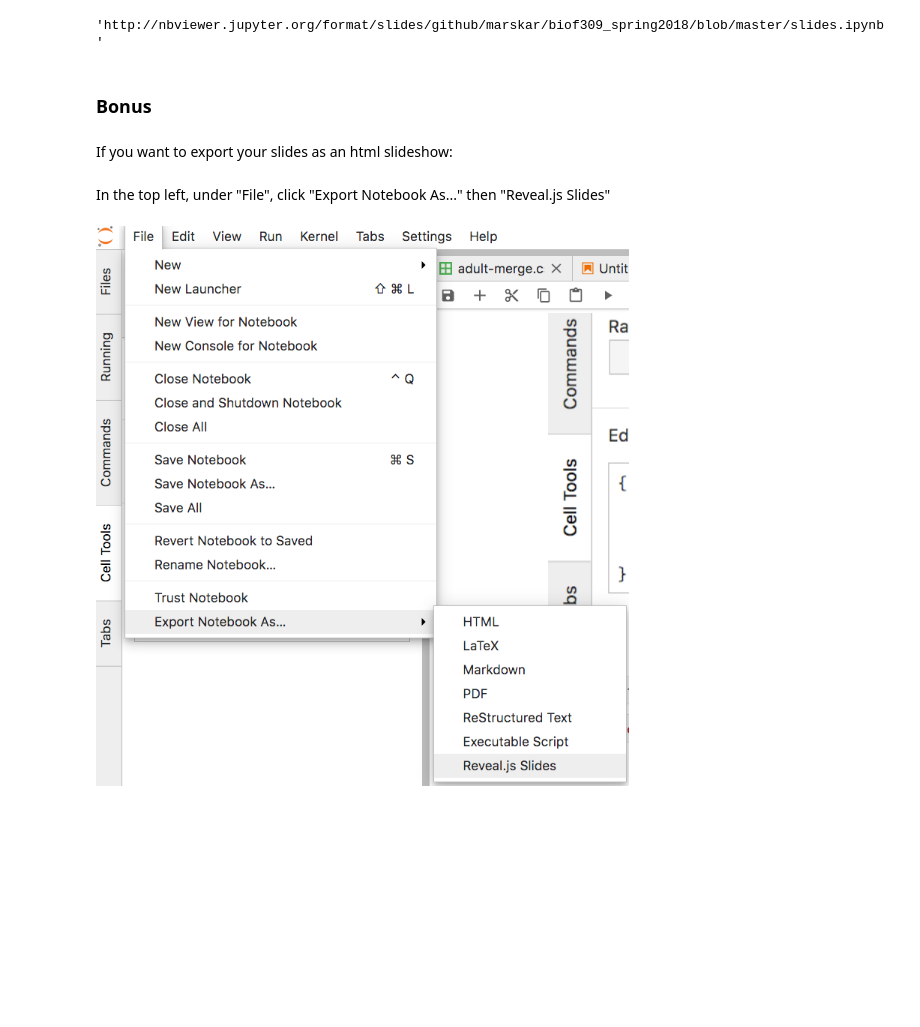
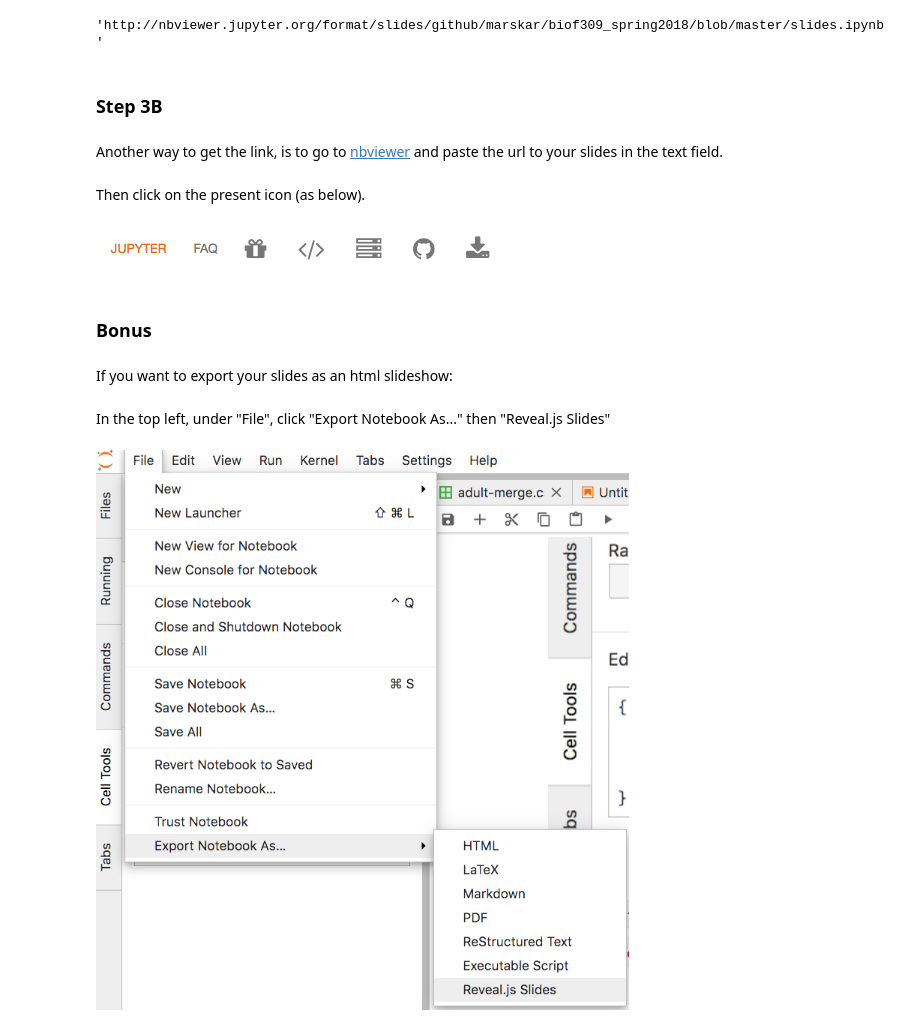
Before and after one commit to marskar/biof309_spring2018, a Jupyter notebook: slides.ipynb, the cells around one changed output. Drawn from its saved outputs; the diff is of its cells as text; code cells hidden in the pictures; blank space fills up the shorter version.

Commit message:
edit slides

```diff
--- a/slides.ipynb
+++ b/slides.ipynb
@@ -33,6 +33,16 @@ filename = "slides.ipynb"
 "http://nbviewer.jupyter.org/format/slides/github/" + username + "/" + reponame  + "/blob/master/" + filename
 # %% [output]
 'http://nbviewer.jupyter.org/format/slides/github/marskar/biof309_spring2018/blob/master/slides.ipynb'
+# %% [markdown]
+### Step 3B
+# %% [markdown]
+Another way to get the link, is to go to [nbviewer](http://nbviewer.jupyter.org/) and paste the url to your slides in the text field.
+# %% [markdown]
+Then click on the present icon (as below).
+# %%
+Image(filename="../../Desktop/jl-slide5.png")
+# %% [output]
+[figure, added]
 # %% [markdown]
 ### Bonus
 # %% [markdown]
```
Also changed, not shown: parts of 8 cells of this notebook.
